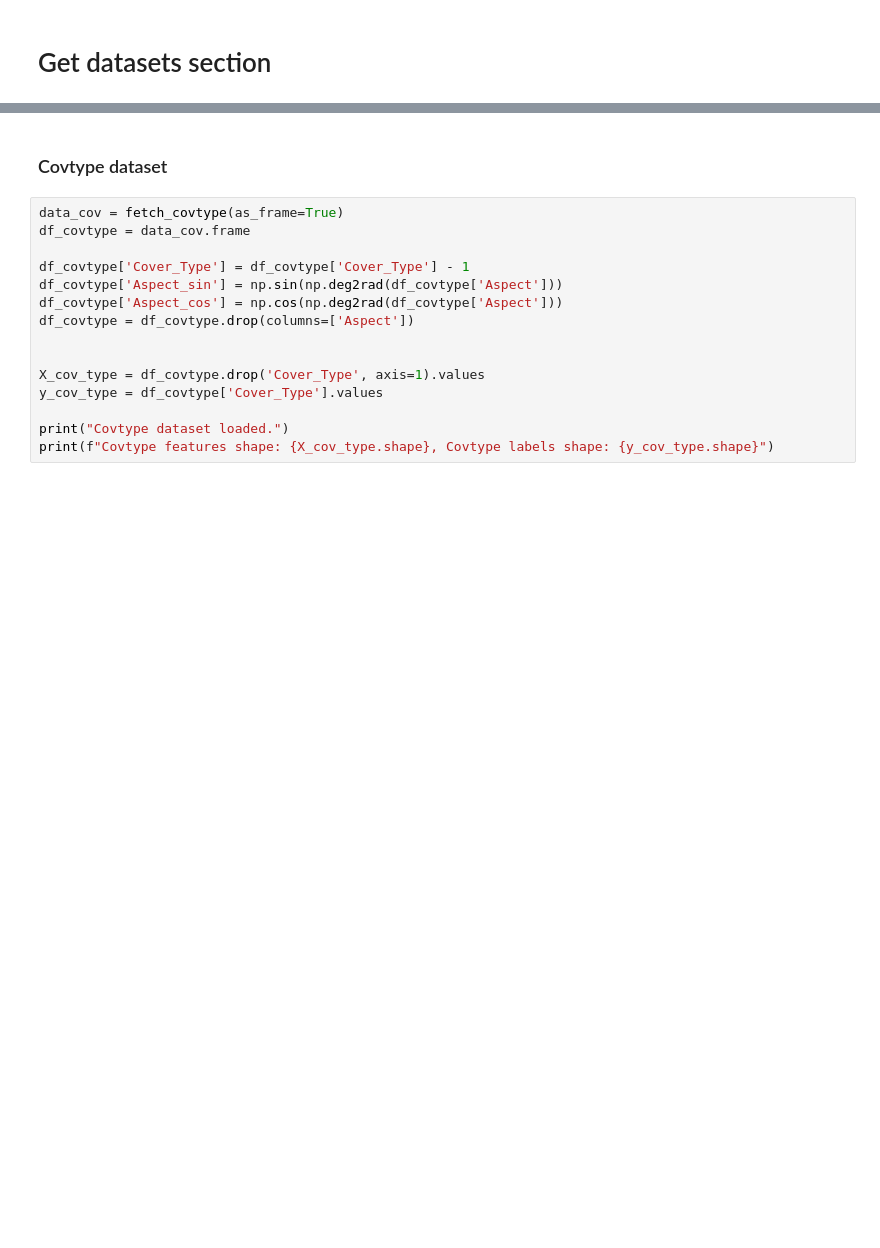
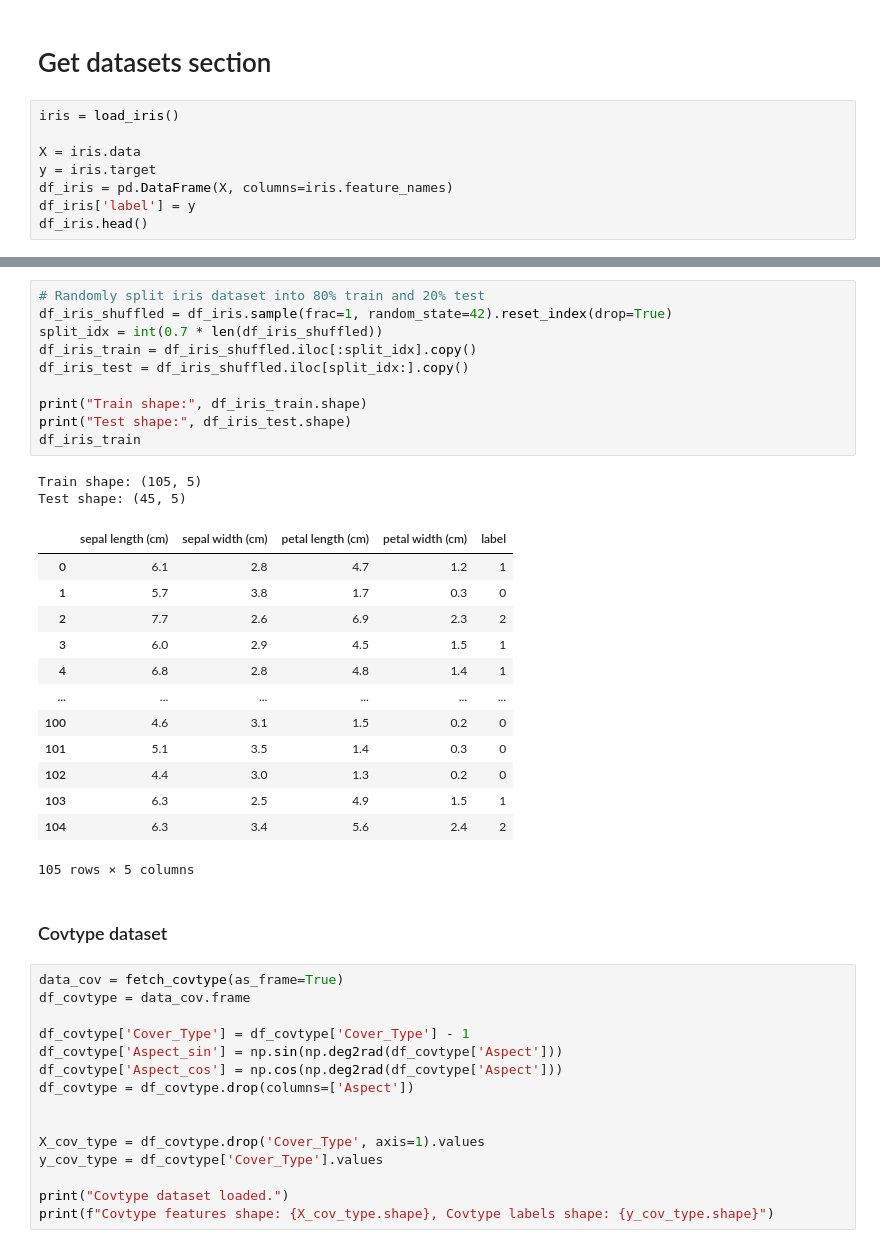
Before and after one commit to grantxxcoder/25849646rw441Assignment3, a Jupyter notebook: src/code.ipynb, the cells around one changed output, grey strips where cells are left out. Cells and saved outputs as stored; diff of their text form; blank space fills up the shorter version.

```diff
--- a/src/code.ipynb
+++ b/src/code.ipynb
@@ -50,2 +60,10 @@ results_dir = "../results"
 # %% [markdown]
 # Get datasets section
+# %%
+iris = load_iris()
+
+X = iris.data
+y = iris.target
+df_iris = pd.DataFrame(X, columns=iris.feature_names)
+df_iris['label'] = y
+df_iris.head()
@@ -52,3 +77,29 @@ results_dir = "../results"
+# %%
+# Randomly split iris dataset into 80% train and 20% test
+df_iris_shuffled = df_iris.sample(frac=1, random_state=42).reset_index(drop=True)
+split_idx = int(0.7 * len(df_iris_shuffled))
+df_iris_train = df_iris_shuffled.iloc[:split_idx].copy()
+df_iris_test = df_iris_shuffled.iloc[split_idx:].copy()
+
+print("Train shape:", df_iris_train.shape)
+print("Test shape:", df_iris_test.shape)
+df_iris_train
+# %% [output]
+Train shape: (105, 5)
+Test shape: (45, 5)
+|  | sepal length (cm) | sepal width (cm) | petal length (cm) | petal width (cm) | label |
+| 0 | 6.1 | 2.8 | 4.7 | 1.2 | 1 |
+| 1 | 5.7 | 3.8 | 1.7 | 0.3 | 0 |
+| 2 | 7.7 | 2.6 | 6.9 | 2.3 | 2 |
+| 3 | 6.0 | 2.9 | 4.5 | 1.5 | 1 |
+| 4 | 6.8 | 2.8 | 4.8 | 1.4 | 1 |
+| ... | ... | ... | ... | ... | ... |
+| 100 | 4.6 | 3.1 | 1.5 | 0.2 | 0 |
+| 101 | 5.1 | 3.5 | 1.4 | 0.3 | 0 |
+| 102 | 4.4 | 3.0 | 1.3 | 0.2 | 0 |
+| 103 | 6.3 | 2.5 | 4.9 | 1.5 | 1 |
+| 104 | 6.3 | 3.4 | 5.6 | 2.4 | 2 |
+105 rows × 5 columns
 # %% [markdown]
 ### Covtype dataset
 # %%
```
Also changed, not shown: parts of 30 cells of this notebook, 3 other files.
